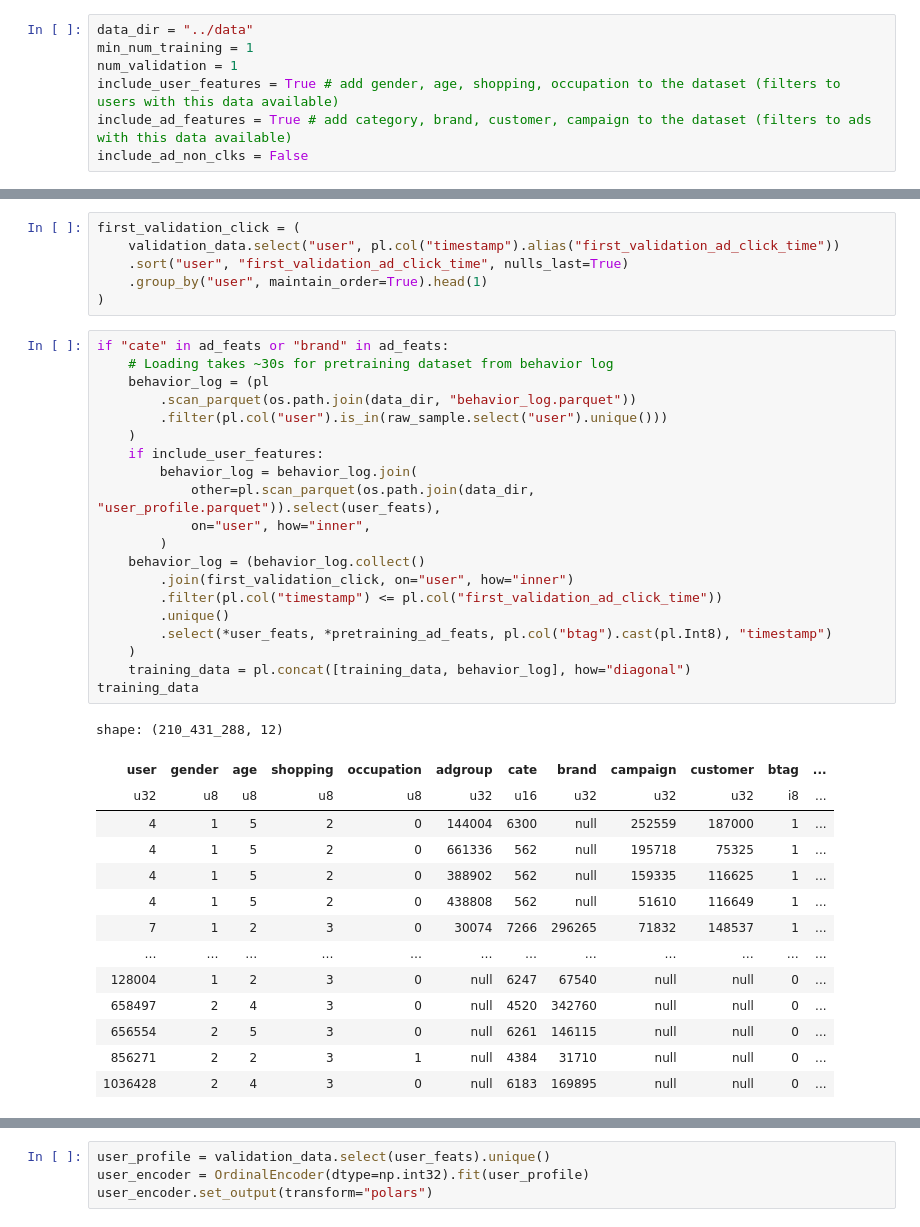
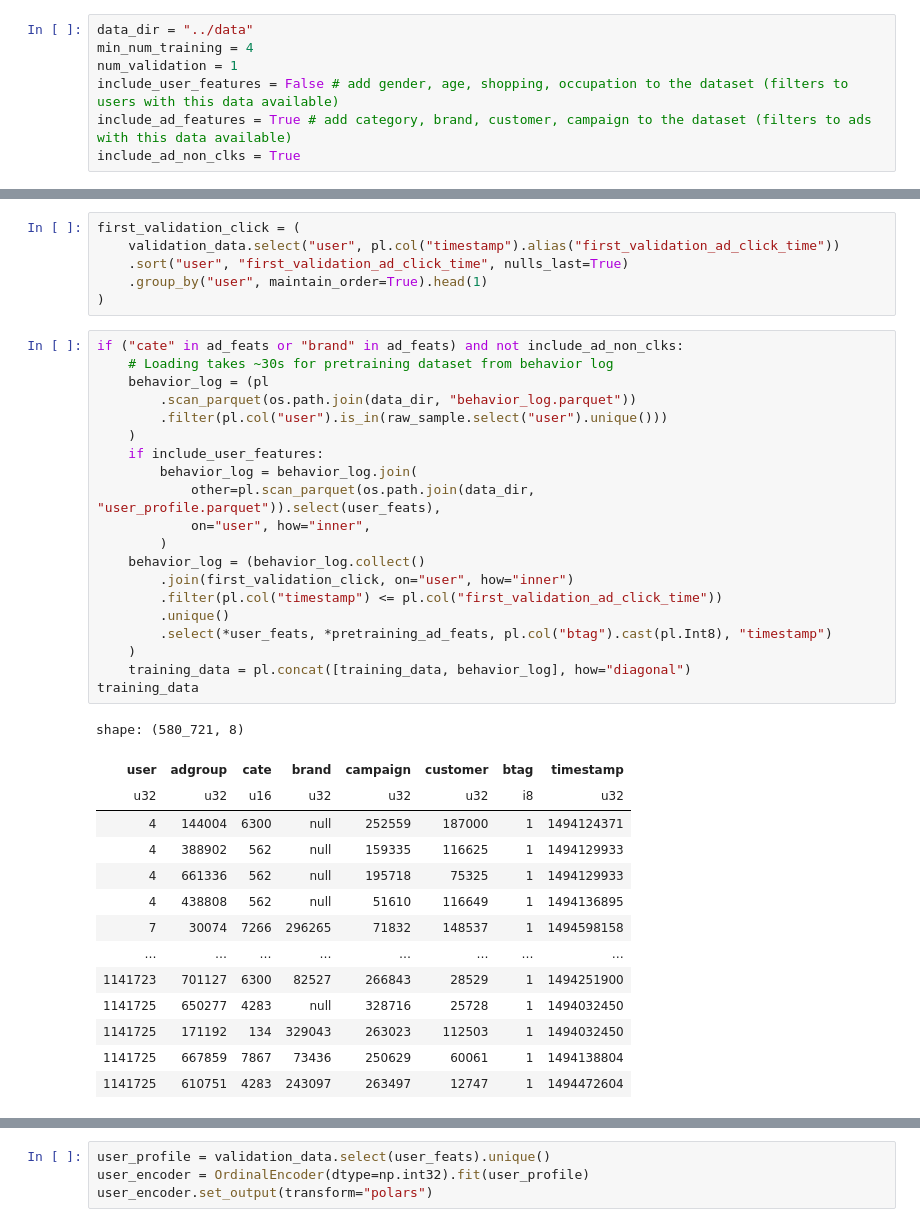
Before and after one commit to upriyam-cmu/MLIP-F24-GenAdRec, a Jupyter notebook: data_process/data_preprocess_encode.ipynb, the cells around one changed output, grey strips where cells are left out. Cells and saved outputs as stored; diff of their text form.

Commit message:
dataset fixes

```diff
--- a/data_process/data_preprocess_encode.ipynb
+++ b/data_process/data_preprocess_encode.ipynb
@@ -5,11 +5,11 @@ import numpy as np
 from sklearn.preprocessing import OrdinalEncoder
 # %%
 data_dir = "../data"
-min_num_training = 1
+min_num_training = 4
 num_validation = 1
-include_user_features = True # add gender, age, shopping, occupation to the dataset (filters to users with this data available)
+include_user_features = False # add gender, age, shopping, occupation to the dataset (filters to users with this data available)
 include_ad_features = True # add category, brand, customer, campaign to the dataset (filters to ads with this data available)
-include_ad_non_clks = False
+include_ad_non_clks = True
 # %%
 dataset_params = f"{min_num_training}_min_train_clks-{num_validation}_test_clks"
 if include_user_features:
@@ -114,40 +114,40 @@ first_validation_click = (
     .group_by("user", maintain_order=True).head(1)
 )
 # %%
-if "cate" in ad_feats or "brand" in ad_feats:
+if ("cate" in ad_feats or "brand" in ad_feats) and not include_ad_non_clks:
     # Loading takes ~30s for pretraining dataset from behavior log
     behavior_log = (pl
         .scan_parquet(os.path.join(data_dir, "behavior_log.parquet"))
         .filter(pl.col("user").is_in(raw_sample.select("user").unique()))
     )
     if include_user_features:
         behavior_log = behavior_log.join(
             other=pl.scan_parquet(os.path.join(data_dir, "user_profile.parquet")).select(user_feats),
             on="user", how="inner",
         )
     behavior_log = (behavior_log.collect()
         .join(first_validation_click, on="user", how="inner")
         .filter(pl.col("timestamp") <= pl.col("first_validation_ad_click_time"))
         .unique()
         .select(*user_feats, *pretraining_ad_feats, pl.col("btag").cast(pl.Int8), "timestamp")
     )
     training_data = pl.concat([training_data, behavior_log], how="diagonal")
 training_data
 # %% [output]
-shape: (210_431_288, 12)
+shape: (580_721, 8)
-| user | gender | age | shopping | occupation | adgroup | cate | brand | campaign | customer | btag | ... |
-| u32 | u8 | u8 | u8 | u8 | u32 | u16 | u32 | u32 | u32 | i8 | ... |
-| 4 | 1 | 5 | 2 | 0 | 144004 | 6300 | null | 252559 | 187000 | 1 | ... |
-| 4 | 1 | 5 | 2 | 0 | 661336 | 562 | null | 195718 | 75325 | 1 | ... |
-| 4 | 1 | 5 | 2 | 0 | 388902 | 562 | null | 159335 | 116625 | 1 | ... |
-| 4 | 1 | 5 | 2 | 0 | 438808 | 562 | null | 51610 | 116649 | 1 | ... |
-| 7 | 1 | 2 | 3 | 0 | 30074 | 7266 | 296265 | 71832 | 148537 | 1 | ... |
-| … | … | … | … | … | … | … | … | … | … | … | ... |
-| 128004 | 1 | 2 | 3 | 0 | null | 6247 | 67540 | null | null | 0 | ... |
-| 658497 | 2 | 4 | 3 | 0 | null | 4520 | 342760 | null | null | 0 | ... |
-| 656554 | 2 | 5 | 3 | 0 | null | 6261 | 146115 | null | null | 0 | ... |
-| 856271 | 2 | 2 | 3 | 1 | null | 4384 | 31710 | null | null | 0 | ... |
-| 1036428 | 2 | 4 | 3 | 0 | null | 6183 | 169895 | null | null | 0 | ... |
+| user | adgroup | cate | brand | campaign | customer | btag | timestamp |
+| u32 | u32 | u16 | u32 | u32 | u32 | i8 | u32 |
+| 4 | 144004 | 6300 | null | 252559 | 187000 | 1 | 1494124371 |
+| 4 | 388902 | 562 | null | 159335 | 116625 | 1 | 1494129933 |
+| 4 | 661336 | 562 | null | 195718 | 75325 | 1 | 1494129933 |
+| 4 | 438808 | 562 | null | 51610 | 116649 | 1 | 1494136895 |
+| 7 | 30074 | 7266 | 296265 | 71832 | 148537 | 1 | 1494598158 |
+| … | … | … | … | … | … | … | … |
+| 1141723 | 701127 | 6300 | 82527 | 266843 | 28529 | 1 | 1494251900 |
+| 1141725 | 650277 | 4283 | null | 328716 | 25728 | 1 | 1494032450 |
+| 1141725 | 171192 | 134 | 329043 | 263023 | 112503 | 1 | 1494032450 |
+| 1141725 | 667859 | 7867 | 73436 | 250629 | 60061 | 1 | 1494138804 |
+| 1141725 | 610751 | 4283 | 243097 | 263497 | 12747 | 1 | 1494472604 |
 # %%
 valid_users = training_data.select("user").unique()
 validation_data = validation_data.filter(pl.col("user").is_in(valid_users))
```
Also changed, not shown: parts of 7 cells of this notebook, 3 other files.
